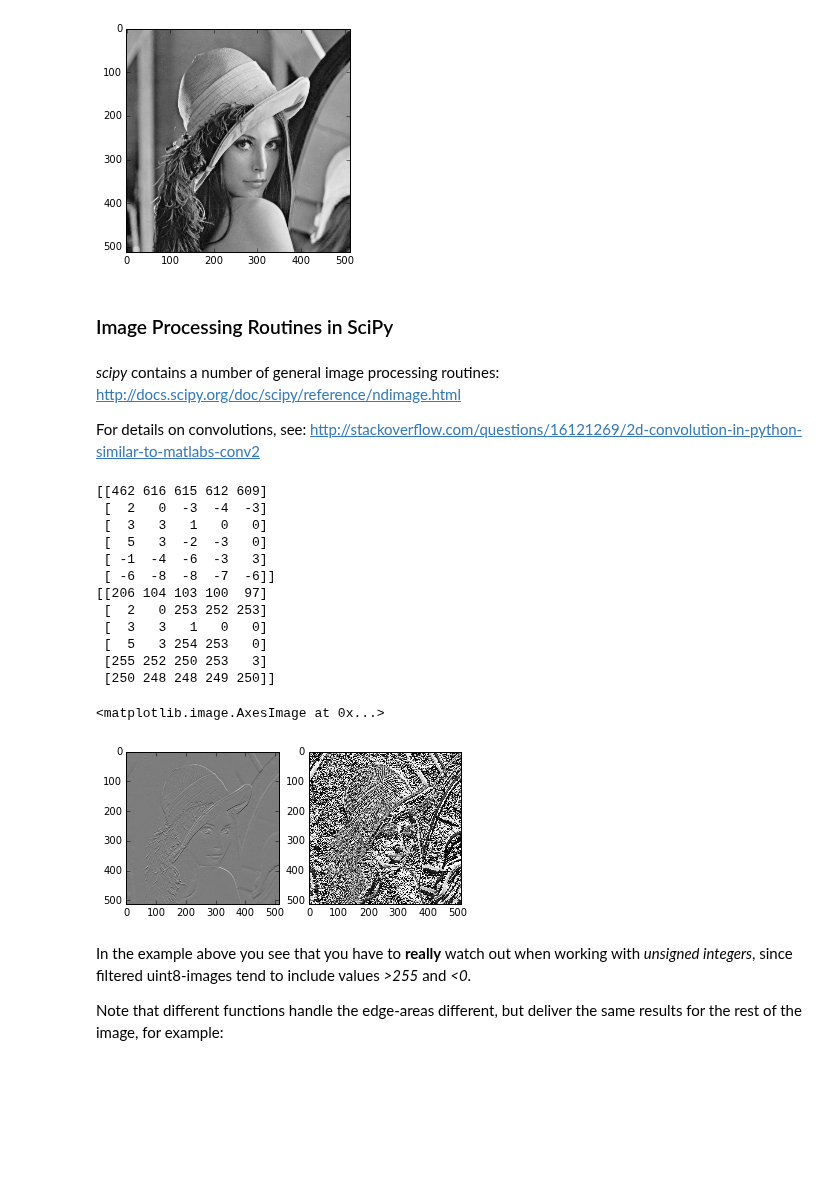
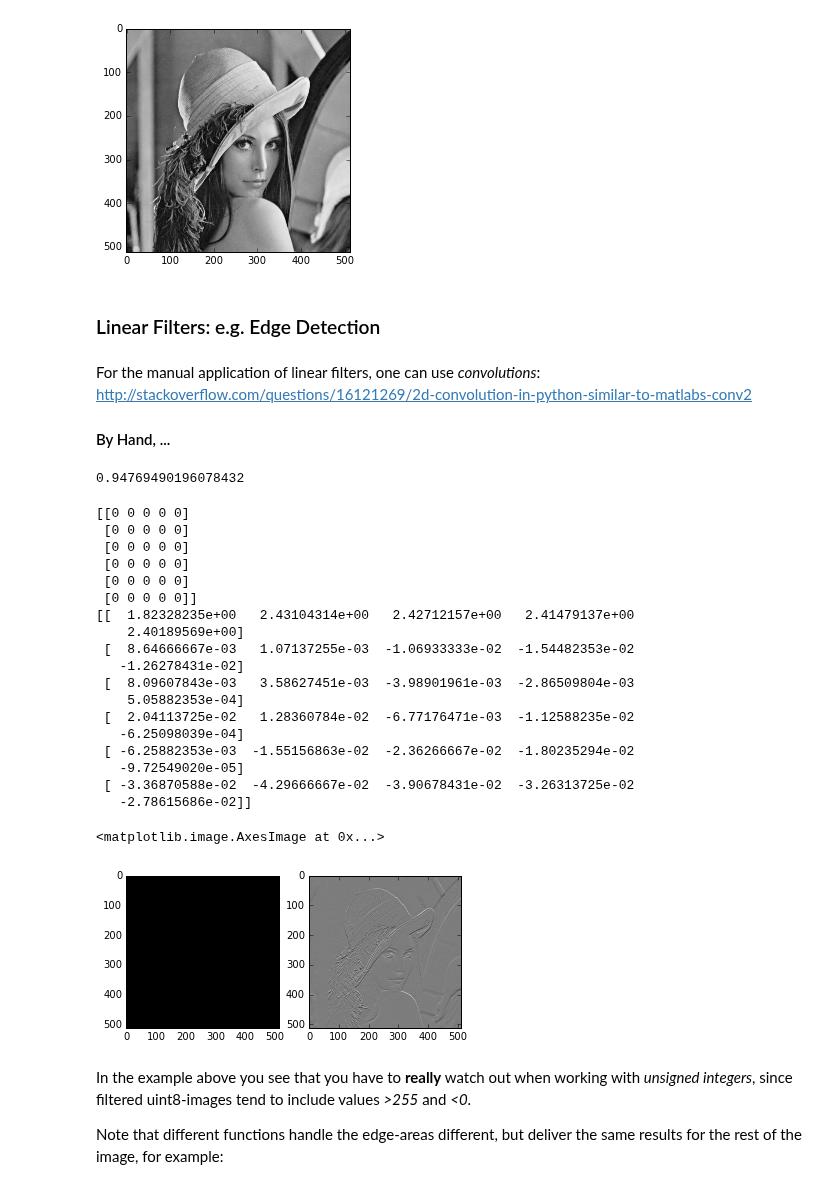
Before and after one commit to thomas-haslwanter/CSS_ipynb, a Jupyter notebook: ImgProc_1_Intro.ipynb, the cells around one changed output. Cells and saved outputs as stored; diff of their text form; code cells hidden in the pictures; blank space fills up the shorter version.

```diff
--- a/ImgProc_1_Intro.ipynb
+++ b/ImgProc_1_Intro.ipynb
@@ -151,7 +155,7 @@ For working with images, a number of different resources exist:
 - [opencv](http://opencv.org/): an open source image processing library written in C/C++, and designed for computational efficiency and with a strong focus on real-time applications.
 # %%
 # Go to the location of the script. Note: this depends on your system!!
-curDir = r'D:\Users\thomas\Office\CSS_Coding\Python\CSS_ipynb'
+curDir = r'D:\Users\thomas\Office\CSS_Lenny\Coding\Python\CSS_ipynb'
 inFile = r'data\images\lena.jpg'
 img = plt.imread(os.path.join(curDir, inFile))
 
@@ -177,0 +186,4 @@ The same conversion can be performed with the *Python Image Library (PIL)*:
+# %%
+from skimage.color import rgb2gray
+img_g = rgb2gray(img)
+plt.imshow(img_g)
@@ -188,11 +205,10 @@ print(pil_g)
 <class 'numpy.ndarray'>
 <PIL.Image.Image image mode=L size=512x512 at 0x...>
 [figure]
-# %% [markdown]
-### Image Processing Routines in SciPy
+# %% [markdown]
+### Linear Filters: e.g. Edge Detection
 # %% [markdown]
-*scipy* contains a number of general image processing routines:
-http://docs.scipy.org/doc/scipy/reference/ndimage.html
+For the manual application of linear filters, one can use *convolutions*:
+http://stackoverflow.com/questions/16121269/2d-convolution-in-python-similar-to-matlabs-conv2
 
-For details on convolutions, see:
-http://stackoverflow.com/questions/16121269/2d-convolution-in-python-similar-to-matlabs-conv2
+#### By Hand, ...
@@ -199,41 +223,54 @@ http://stackoverflow.com/questions/16121269/2d-convolution-in-python-similar-to-
+# %%
+np.max(img_g)
+# %% [output]
+0.94769490196078432
 # %%
-from scipy import ndimage
+# since the last gray-image was in PIL-format, we first bring it back into
+# array form
+pil_g = np.array(pil_g)
 
 Filter = np.array([[1, 0, -1],
                 [2, 0, -2],
                 [1, 0, -1]])
 
+from scipy import ndimage
 img_filtered_int = ndimage.convolve(np.int16(img_g), Filter.T, mode='constant', cval=0.0)
 img_filtered_uint8 = ndimage.convolve(img_g, Filter.T, mode='constant', cval=0.0)
 #print(np.uint8(img_g)[:5, :5])
 print(img_filtered_int[:6, :5])
 print(img_filtered_uint8[:6, :5])
 
 '''
 # If you want to handle negative numbers and overflows here, you have to do it by hand:
 img_filtered_int[img_filtered_int<0] = 0
 img_filtered_int[img_filtered_int>255] = 255
 img_filtered_uint8 = np.uint8(img_filtered_int)
 '''
 
 fig, axs = plt.subplots(1,2)
 axs[0].imshow(img_filtered_int)
 axs[1].imshow(img_filtered_uint8)
 # %% [output]
-[[462 616 615 612 609]
- [  2   0  -3  -4  -3]
- [  3   3   1   0   0]
- [  5   3  -2  -3   0]
- [ -1  -4  -6  -3   3]
- [ -6  -8  -8  -7  -6]]
-[[206 104 103 100  97]
- [  2   0 253 252 253]
- [  3   3   1   0   0]
- [  5   3 254 253   0]
- [255 252 250 253   3]
- [250 248 248 249 250]]
+[[0 0 0 0 0]
+ [0 0 0 0 0]
+ [0 0 0 0 0]
+ [0 0 0 0 0]
+ [0 0 0 0 0]
+ [0 0 0 0 0]]
+[[  1.82328235e+00   2.43104314e+00   2.42712157e+00   2.41479137e+00
+    2.40189569e+00]
+ [  8.64666667e-03   1.07137255e-03  -1.06933333e-02  -1.54482353e-02
+   -1.26278431e-02]
+ [  8.09607843e-03   3.58627451e-03  -3.98901961e-03  -2.86509804e-03
+    5.05882353e-04]
+ [  2.04113725e-02   1.28360784e-02  -6.77176471e-03  -1.12588235e-02
+   -6.25098039e-04]
+ [ -6.25882353e-03  -1.55156863e-02  -2.36266667e-02  -1.80235294e-02
+   -9.72549020e-05]
+ [ -3.36870588e-02  -4.29666667e-02  -3.90678431e-02  -3.26313725e-02
+   -2.78615686e-02]]
 <matplotlib.image.AxesImage at 0x...>
-[figure, old version]
+[figure, new version]
 # %% [markdown]
 In the example above you see that you have to **really** watch out when working with *unsigned integers*, since filtered uint8-images tend to include values *>255* and *<0*.
 
```
Also changed, not shown: parts of 20 cells of this notebook, 2 other files.
